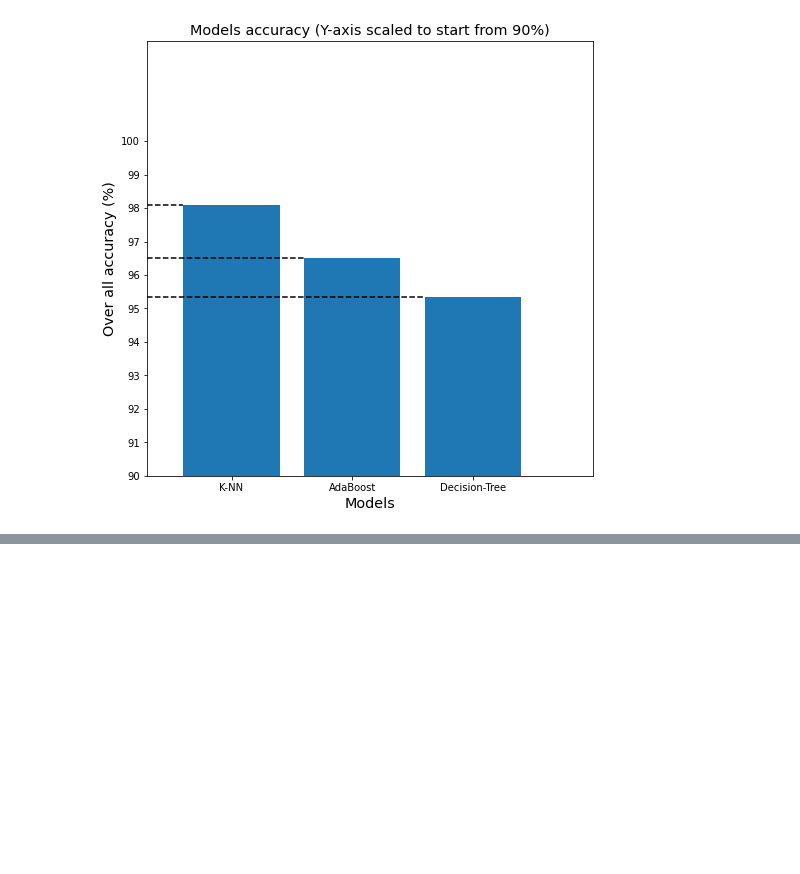
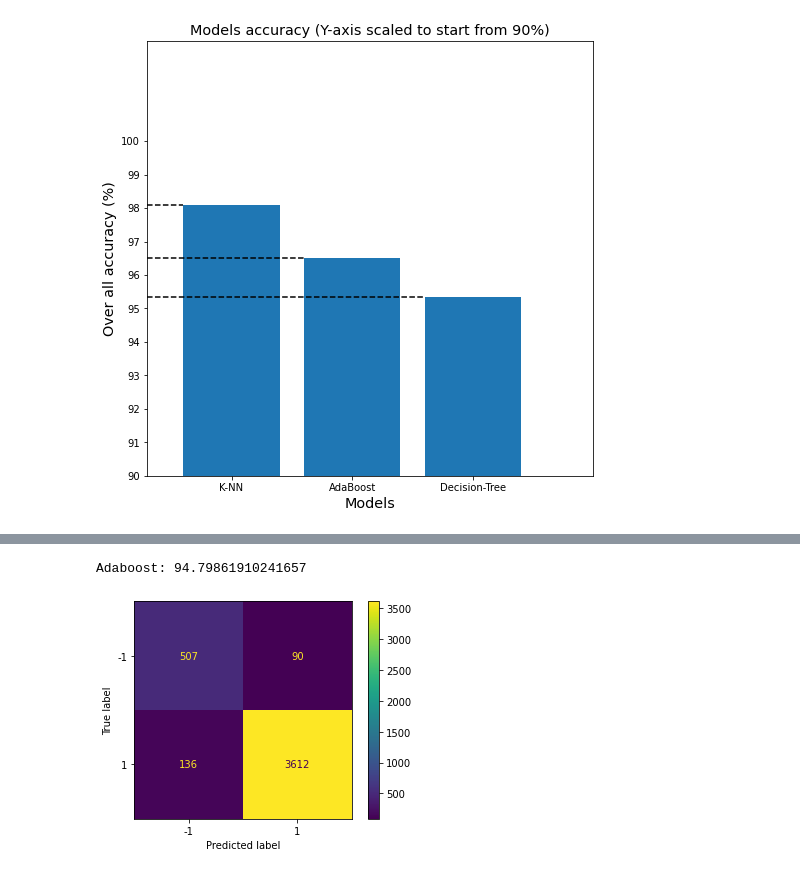
Before and after one commit to HadyKh/Crowd-Sensing-Classification, a Jupyter notebook: Code.ipynb, the cells around one changed output, grey strips where cells are left out. Cells and saved outputs as stored; diff of their text form; code cells hidden in the pictures; blank space fills up the shorter version.

```diff
--- a/Code.ipynb
+++ b/Code.ipynb
@@ -234,0 +302,10 @@ plot_accuracies(["K-NN", "AdaBoost", "Decision-Tree"], [knn_accuracy*100, ada_ac
+# %%
+ads = ADASYN(random_state = rs, sampling_strategy = 'minority')
+x_res_ads, y_res_ads = ads.fit_resample(xtrain, ytrain)
+adasyn_accuracy = []
+# %%
+ada_model, ada_pred, ada_accuracy = model_Boosting(100, 1, x_res_ads, y_res_ads, xtest, ytest)
+adasyn_accuracy.append(ada_accuracy*100)
+# %% [output]
+Adaboost: 94.79861910241657
+[figure, added]
```
Also changed, not shown: parts of 39 cells of this notebook.
